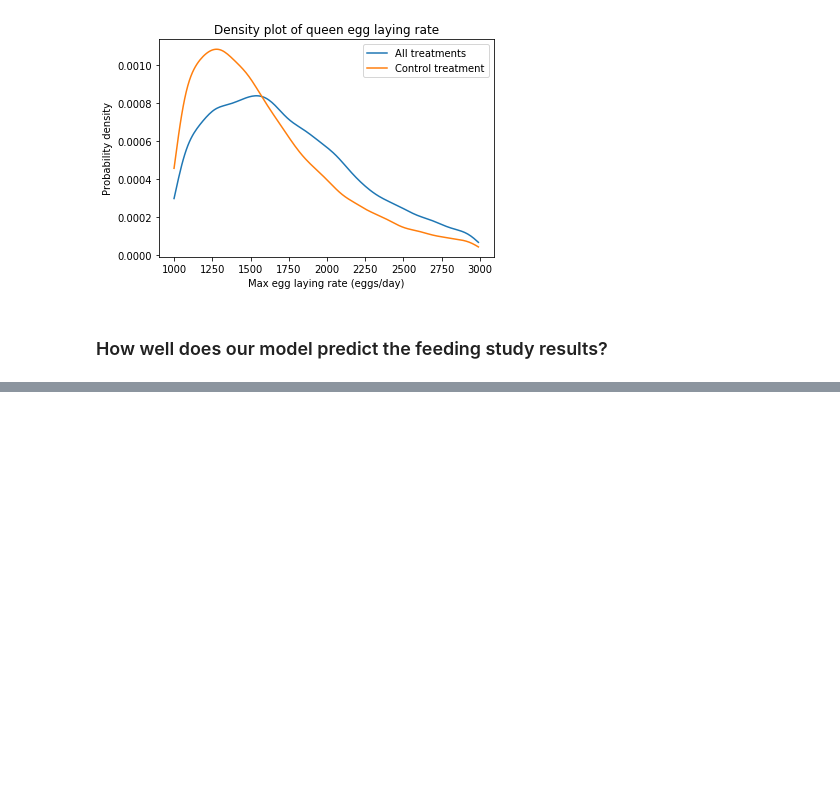
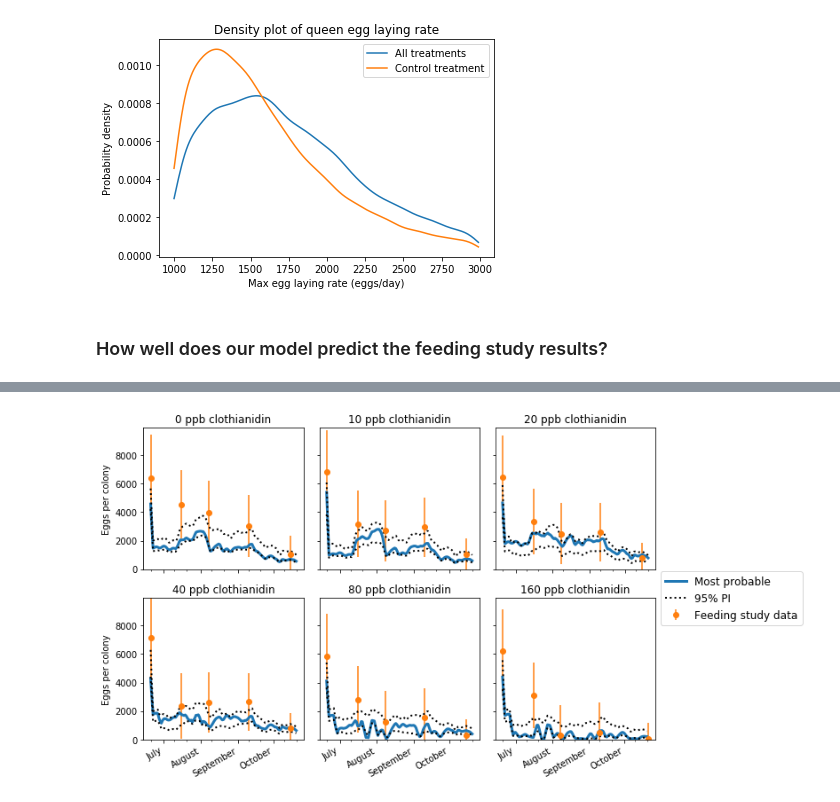
Before and after one commit to JeffreyMinucci/bee_neonic_abc, a Jupyter notebook: results_and_visuals.ipynb, the cells around one changed output, grey strips where cells are left out. Saved outputs shown, nothing was run; the diff lists cells and outputs as text; code cells hidden in the pictures; blank space fills up the shorter version.

```diff
--- a/results_and_visuals.ipynb
+++ b/results_and_visuals.ipynb
@@ -485,5 +504,7 @@ plot_pop_predictions('Adults', df, field_data, lower=lower_pi, upper=upper_pi)
 # %%
-field_data = convert_data_dict(study_data_all)
-plot_pop_predictions('Eggs', df, field_data, lower=None, upper=None, pi=False)
+#field_data = convert_data_dict(study_data_all)
+plot_pop_predictions('Eggs', df, field_data, lower=lower_pi, upper=upper_pi, save = True, fig_form='pdf')
+# %% [output]
+[figure, added]
 # %%
 #sample = draw_posterior(df,w,2)
```
Also changed, not shown: parts of 8 cells of this notebook, 2 other files.
